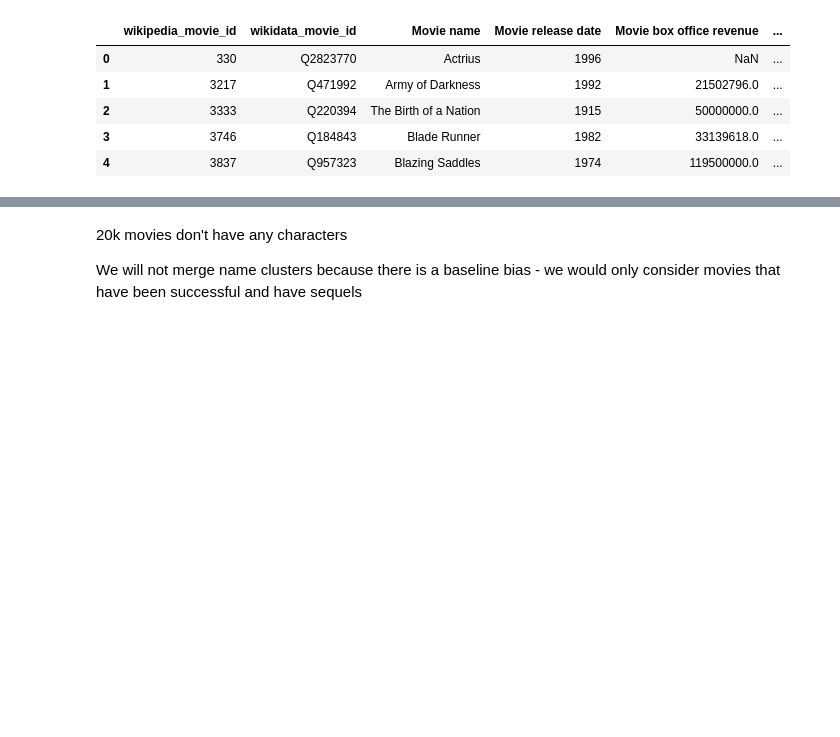
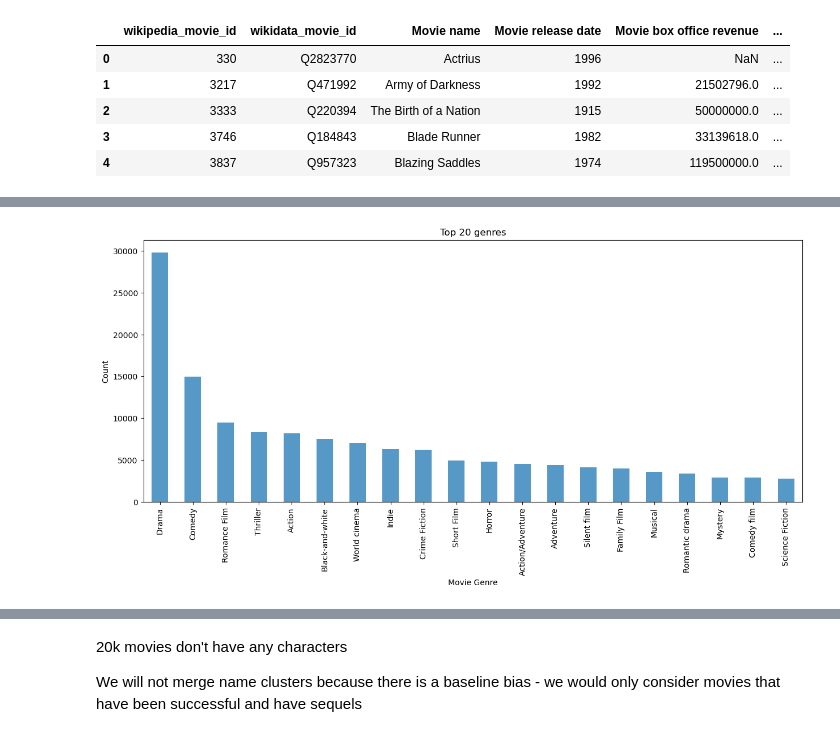
Before and after one commit to epfl-ada/ada-2024-project-insightmasters24, a Jupyter notebook: results.ipynb, the cells around one changed output, grey strips where cells are left out. Cells and saved outputs as stored; diff of their text form; code cells hidden in the pictures; blank space fills up the shorter version.

Commit message:
plots.py added

```diff
--- a/results.ipynb
+++ b/results.ipynb
@@ -24,6 +27,8 @@ characters.head()
 # %%
 movies_with_characters = dataloader.load_movies_with_characters()
 
+movies_with_characters.loc[movies_with_characters['Movie release date'] == '1010', 'Movie release date'] = '2010'
+
 print(len(movies_with_characters))
 movies_with_characters.head()
 # %% [output]
@@ -533,0 +129,4 @@ Name: revenue, dtype: float64
+# %%
+plot_top_genres(movies_with_characters)
+# %% [output]
+[figure, added]
```
Also changed, not shown: parts of 27 cells of this notebook, 1 other file.
